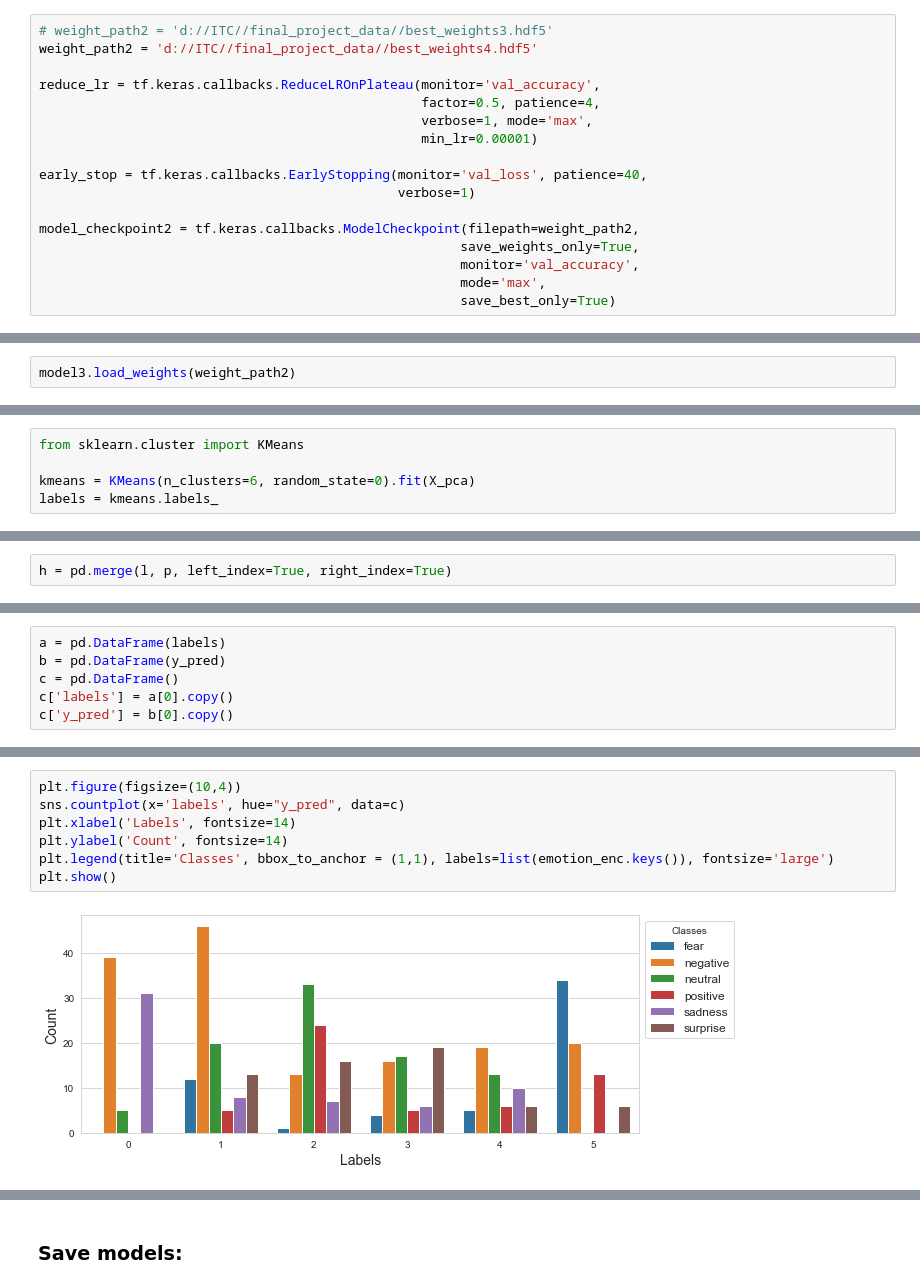
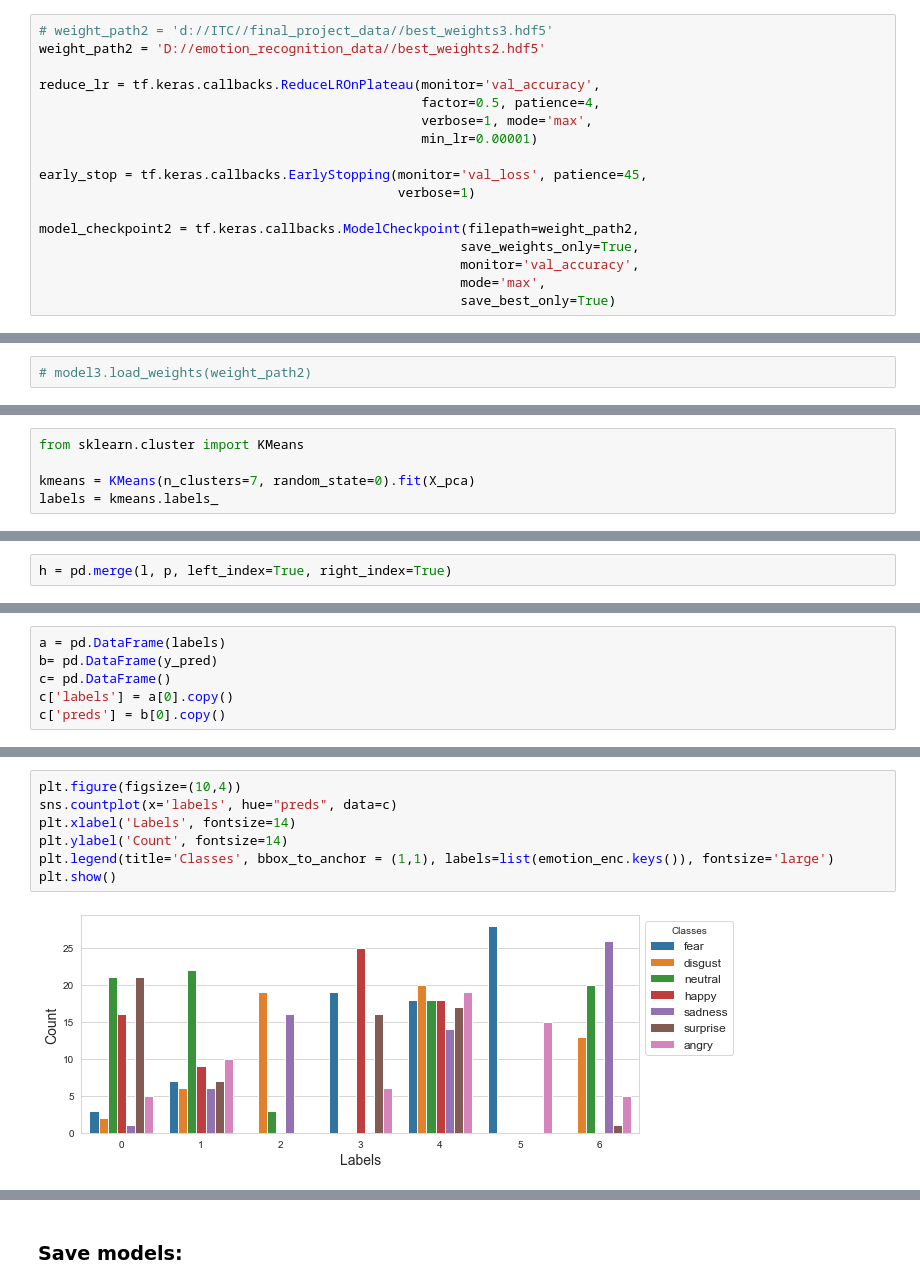
Before and after one commit to talbaram3192/Emotion_Recognition_project, a Jupyter notebook: model_improvement.ipynb, the cells around one changed output, grey strips where cells are left out. Saved outputs shown, nothing was run; the diff lists cells and outputs as text.

Commit message:
updated model + readme

```diff
--- a/model_improvement.ipynb
+++ b/model_improvement.ipynb
@@ -601,14 +909,14 @@ Non-trainable params: 0
 _________________________________________________________________
 # %%
 # weight_path2 = 'd://ITC//final_project_data//best_weights3.hdf5'
-weight_path2 = 'd://ITC//final_project_data//best_weights4.hdf5'
+weight_path2 = 'D://emotion_recognition_data//best_weights2.hdf5'
 
 reduce_lr = tf.keras.callbacks.ReduceLROnPlateau(monitor='val_accuracy',
                                                  factor=0.5, patience=4,
                                                  verbose=1, mode='max',
                                                  min_lr=0.00001)
 
-early_stop = tf.keras.callbacks.EarlyStopping(monitor='val_loss', patience=40,
+early_stop = tf.keras.callbacks.EarlyStopping(monitor='val_loss', patience=45,
                                               verbose=1)
 
 model_checkpoint2 = tf.keras.callbacks.ModelCheckpoint(filepath=weight_path2,
@@ -641,6 +949,6 @@ Epoch 00073: early stopping
 <tensorflow.python.keras.callbacks.History at 0x...>
 # %%
-model3.load_weights(weight_path2)
+# model3.load_weights(weight_path2)
 # %% [markdown]
 ## Transfer learning
 # %%
@@ -783,7 +1092,7 @@ X_pca = pca.transform(X_test_scaled)
 # %%
 from sklearn.cluster import KMeans
 
-kmeans = KMeans(n_clusters=6, random_state=0).fit(X_pca)
+kmeans = KMeans(n_clusters=7, random_state=0).fit(X_pca)
 labels = kmeans.labels_
 # %%
 set(labels)
@@ -816,9 +1123,9 @@ ax = sns.heatmap(h.corr(method='spearman'), annot=True, fmt=".2f", mask = mask,
 # %%
 a = pd.DataFrame(labels)
-b = pd.DataFrame(y_pred)
-c = pd.DataFrame()
+b= pd.DataFrame(y_pred)
+c= pd.DataFrame()
 c['labels'] = a[0].copy()
-c['y_pred'] = b[0].copy()
+c['preds'] = b[0].copy()
 # %%
 c.head()
 # %% [output]
@@ -831,12 +1138,12 @@ c.head()
 # %%
 plt.figure(figsize=(10,4))
-sns.countplot(x='labels', hue="y_pred", data=c)
+sns.countplot(x='labels', hue="preds", data=c)
 plt.xlabel('Labels', fontsize=14)
 plt.ylabel('Count', fontsize=14)
 plt.legend(title='Classes', bbox_to_anchor = (1,1), labels=list(emotion_enc.keys()), fontsize='large')
 plt.show()
 # %% [output]
-[figure, old version]
+[figure, new version]
 # %% [markdown]
 ### Corresponding classes:
 
```
Also changed, not shown: parts of 59 cells of this notebook, 1 other file.
